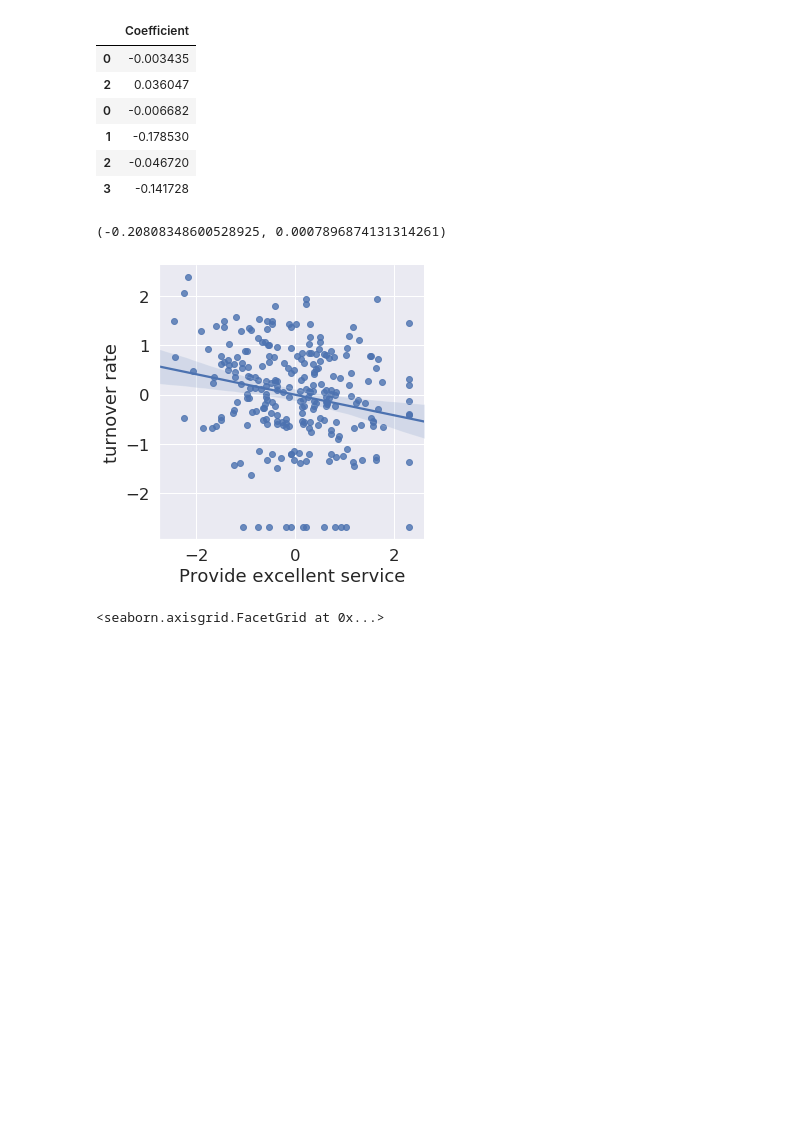
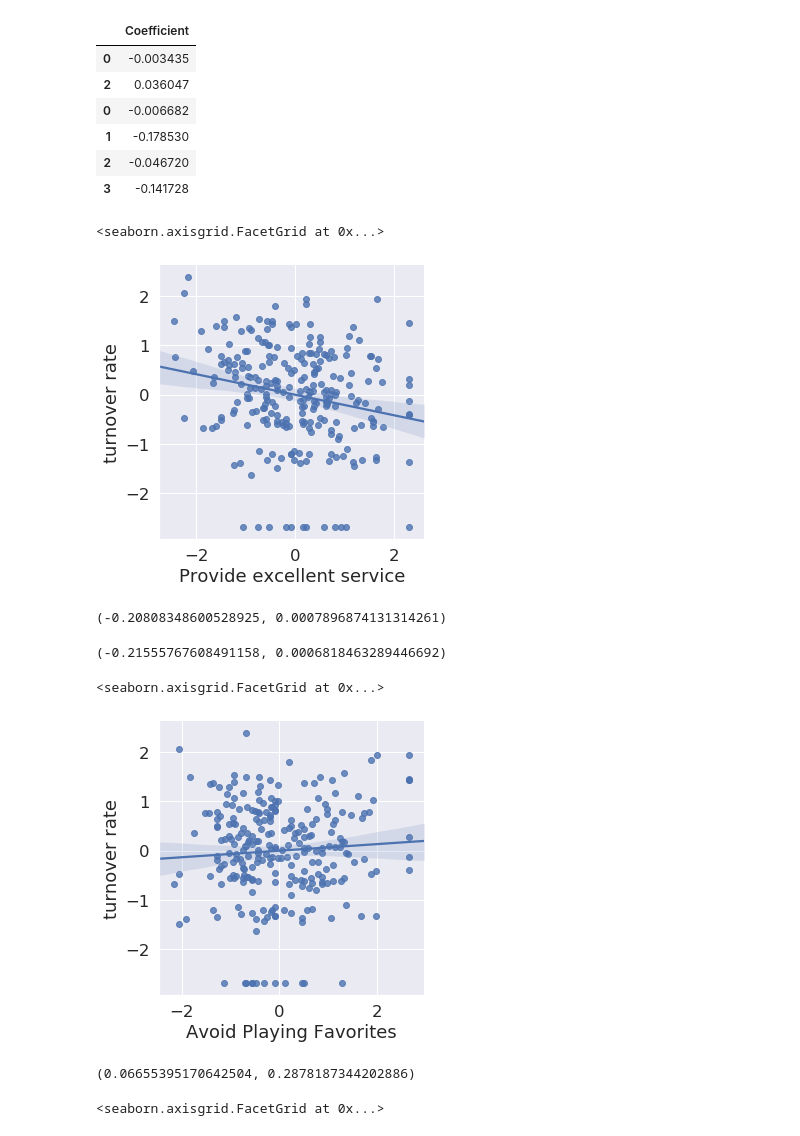
Before and after one commit to MamiyaA/FeatureFinder, a Jupyter notebook: DataExplorationPreProcessing_LinearRegressionAndRandomForrest_WithLaso.ipynb, the cells around one changed output. Drawn from its saved outputs; the diff is of its cells as text; code cells hidden in the pictures; blank space fills up the shorter version.

```diff
--- a/DataExplorationPreProcessing_LinearRegressionAndRandomForrest_WithLaso.ipynb
+++ b/DataExplorationPreProcessing_LinearRegressionAndRandomForrest_WithLaso.ipynb
@@ -431,11 +431,36 @@ frameMVP = { 'turnover rate': target2, 'Provide excellent service': EmployeeResp
 dataForPlotMVP = pd.DataFrame(frameMVP)
 # Recommended way
 sb.lmplot(x='Provide excellent service', y='turnover rate', data=dataForPlotMVP)
-
-pearsonr(EmployeeResponseDF.iloc[:,55], target2)
 # %% [output]
-(-0.20808348600528925, 0.0007896874131314261)
+<seaborn.axisgrid.FacetGrid at 0x...>
 [figure]
+# %%
+
+
+#Try to take away turn over rate that is lower than -2.
+SelectedResponse=EmployeeResponseDF.loc[target2>-2,55]
+SelectedTarget=target2.loc[target2>-2]
+
+
+pearsonr(EmployeeResponseDF.iloc[:,55], target2)
+# %% [output]
+(-0.20808348600528925, 0.0007896874131314261)
+# %%
+pearsonr(SelectedResponse, SelectedTarget)
+# %% [output]
+(-0.21555767608491158, 0.0006818463289446692)
+# %%
+frameMVP = { 'turnover rate': target2, 'Avoid Playing Favorites': EmployeeResponseDF.iloc[:,21] }
+dataForPlotMVP = pd.DataFrame(frameMVP)
+# Recommended way
+sb.lmplot(x='Avoid Playing Favorites', y='turnover rate', data=dataForPlotMVP)
+# %% [output]
+<seaborn.axisgrid.FacetGrid at 0x...>
+[figure, added]
+# %%
+pearsonr(EmployeeResponseDF.iloc[:,21], target2)
+# %% [output]
+(0.06655395170642504, 0.2878187344202886)
 # %%
 #Specify the features and a target (turnover)
 Features2 = pd.concat([EmployeeResponseDF.iloc[:,55], MedianIncomeDataSDF.iloc[:,2], TenureMonthSDF], axis=1)
```
Also changed, not shown: parts of 4 cells of this notebook.
